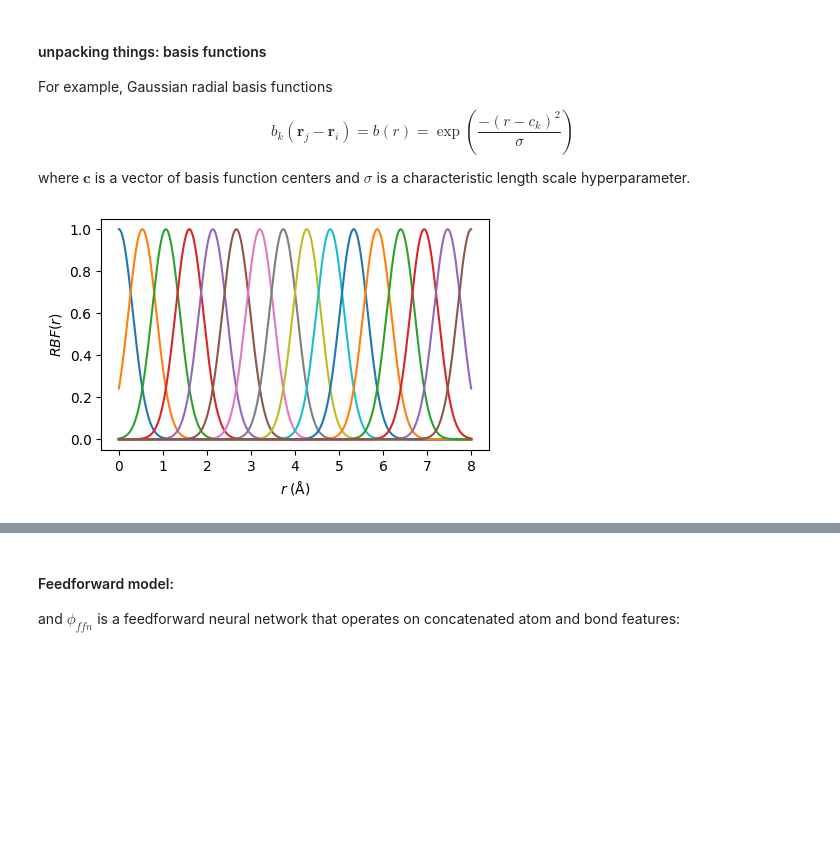
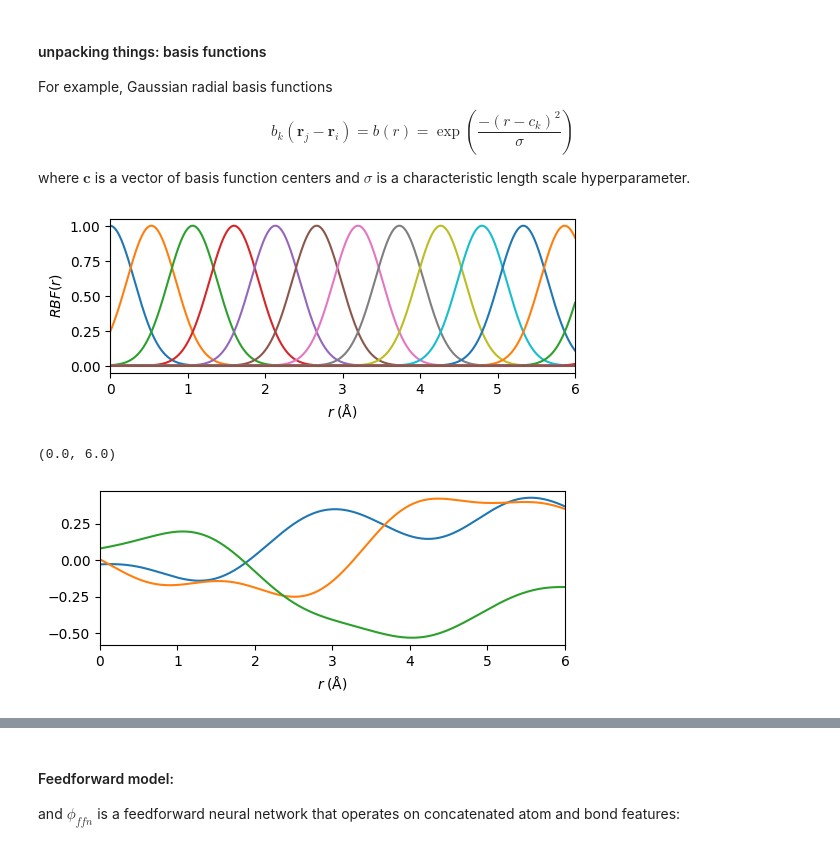
Before and after one commit to usnistgov/nfflr, a Jupyter notebook: notebooks/intro-to-gnn-potentials.ipynb, the cells around one changed output, grey strips where cells are left out. Drawn from its saved outputs; the diff is of its cells as text; code cells hidden in the pictures; blank space fills up the shorter version.

```diff
--- a/notebooks/intro-to-gnn-potentials.ipynb
+++ b/notebooks/intro-to-gnn-potentials.ipynb
@@ -459,16 +490,34 @@ $$b_k(\mathbf{r}_j - \mathbf{r}_i) = b(r) = \exp \left( \frac{-(r - c_k)^2}{\sig
 
 where $\mathbf{c}$ is a vector of basis function centers and $\sigma$ is a characteristic length scale hyperparameter.
 # %%
-fig, ax = plt.subplots(figsize=(5,3))
-xs = torch.linspace(0, 8, 1000)
+fig, ax = plt.subplots(figsize=(6,2))
+xs = torch.linspace(0, 6, 1000)
 centers = torch.linspace(0, 8, 16)
 
 def rbf(xs, centers=centers):
     return torch.exp(-(xs[:,None] - centers)**2 / 0.2)
 
 plt.plot(xs, rbf(xs))
-
+plt.xlim(0,6)
 plt.xlabel(r"$r \; (\mathrm{\AA})$")
 plt.ylabel(r"$RBF(r)$");
 # %% [output]
-[figure, old version]
+[figure, new version]
+# %%
+fig, ax = plt.subplots(figsize=(6,2))
+xs = torch.linspace(0, 6, 1000)
+centers = torch.linspace(0, 8, 16)
+
+def rbf(xs, centers=centers):
+    return torch.exp(-(xs[:,None] - centers)**2 / 0.9)
+
+W = torch.nn.Linear(16, 3)
+
+with torch.no_grad():
+    plt.plot(xs, W(rbf(xs)))
+
+plt.xlabel(r"$r \; (\mathrm{\AA})$")
+plt.xlim(0, 6)
+# %% [output]
+(0.0, 6.0)
+[figure, added]
```
Also changed, not shown: parts of 3 cells of this notebook, 4 other files.
